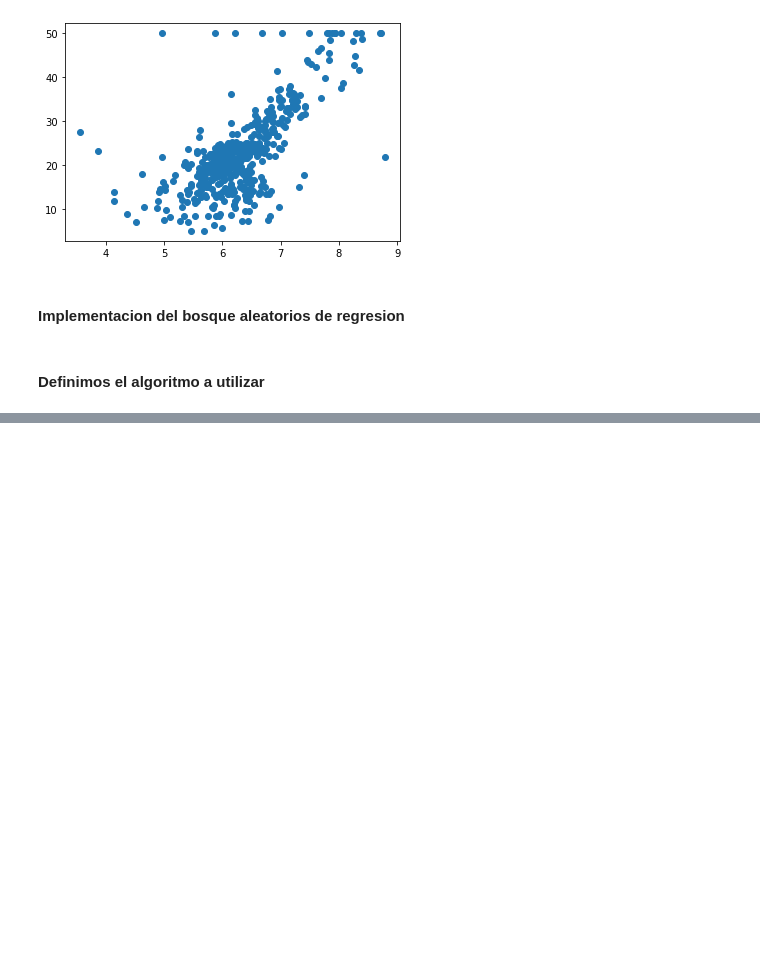
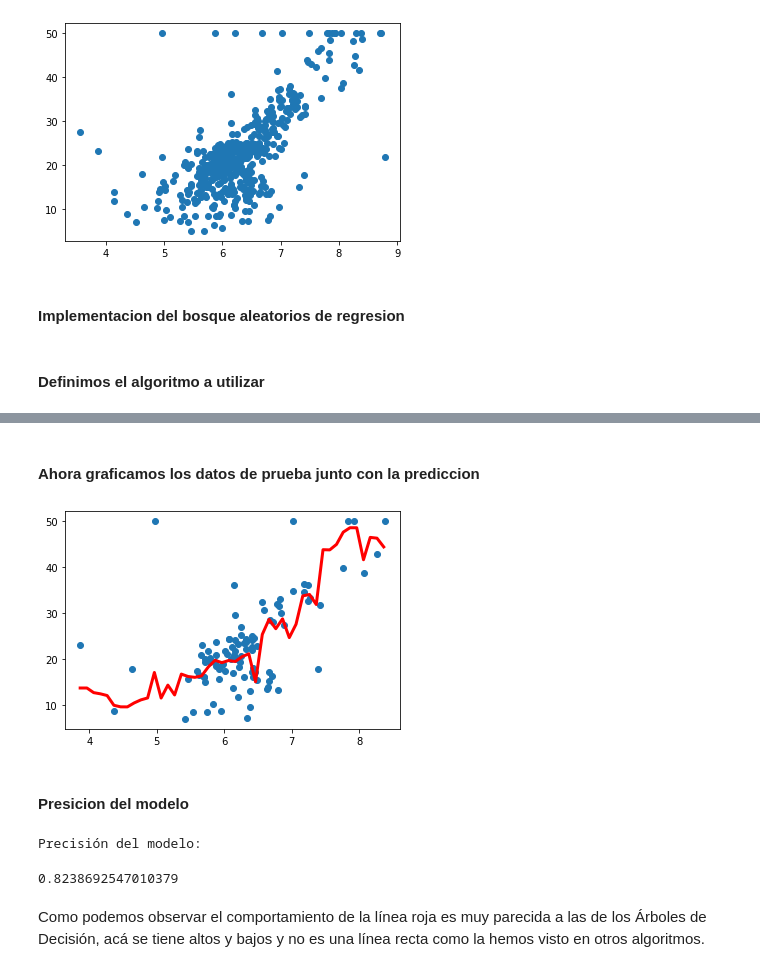
Before and after one commit to InteligenciaArtificialIIP/Arboles-y-Bosques-Aleatorios, a Jupyter notebook: Arboles y Bosques Aleatorios.ipynb, the cells around one changed output, grey strips where cells are left out. Saved outputs shown, nothing was run; the diff lists cells and outputs as text; code cells hidden in the pictures; blank space fills up the shorter version.

```diff
--- a/Arboles y Bosques Aleatorios.ipynb
+++ b/Arboles y Bosques Aleatorios.ipynb
@@ -437,3 +437,6 @@ from sklearn.ensemble import RandomForestRegressor
 #### Definimos el algoritmo a utilizar
 # %%
 bar = RandomForestRegressor(n_estimators = 300, max_depth = 8)
+# %%
+#Entreno el modelo
+bar.fit(X_train, y_train)
@@ -439,0 +454,20 @@ bar = RandomForestRegressor(n_estimators = 300, max_depth = 8)
+# %% [markdown]
+#### Ahora graficamos los datos de prueba junto con la prediccion
+# %%
+X_grid = np.arange(min(X_test), max(X_test), 0.1)
+X_grid = X_grid.reshape((len(X_grid), 1))
+plt.scatter(X_test, y_test)
+plt.plot(X_grid, bar.predict(X_grid), color='red', linewidth=3)
+plt.show()
+# %% [output]
+[figure, added]
+# %% [markdown]
+#### Presicion del modelo
+# %%
+print('Precisión del modelo:')
+bar.score(X_train, y_train)
+# %% [output]
+Precisión del modelo:
+0.8238692547010379
+# %% [markdown]
+Como podemos observar el comportamiento de la línea roja es muy parecida a las de los Árboles de Decisión, acá se tiene altos y bajos y no es una línea recta como la hemos visto en otros algoritmos.
```
Also changed, not shown: parts of 2 cells of this notebook.
